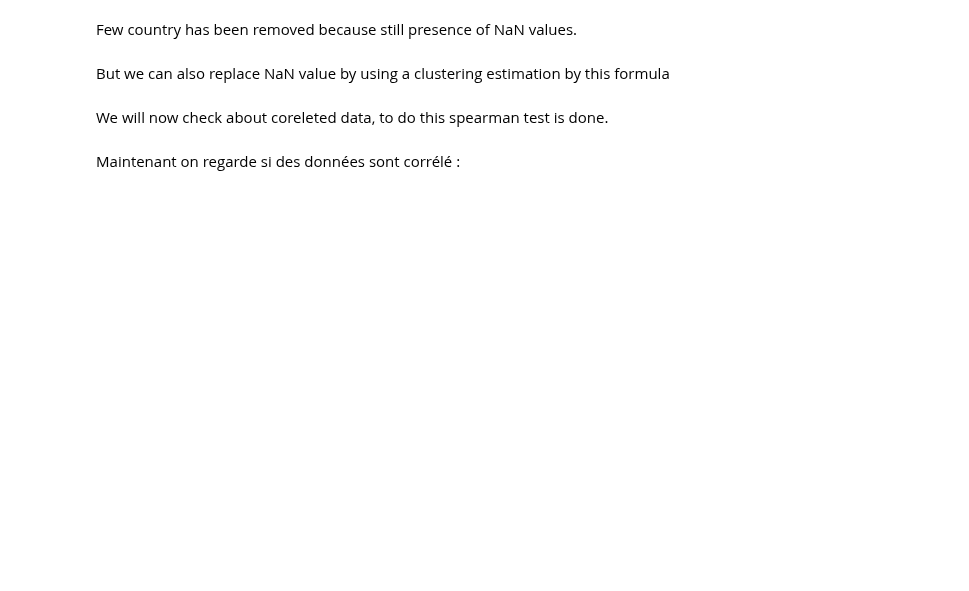
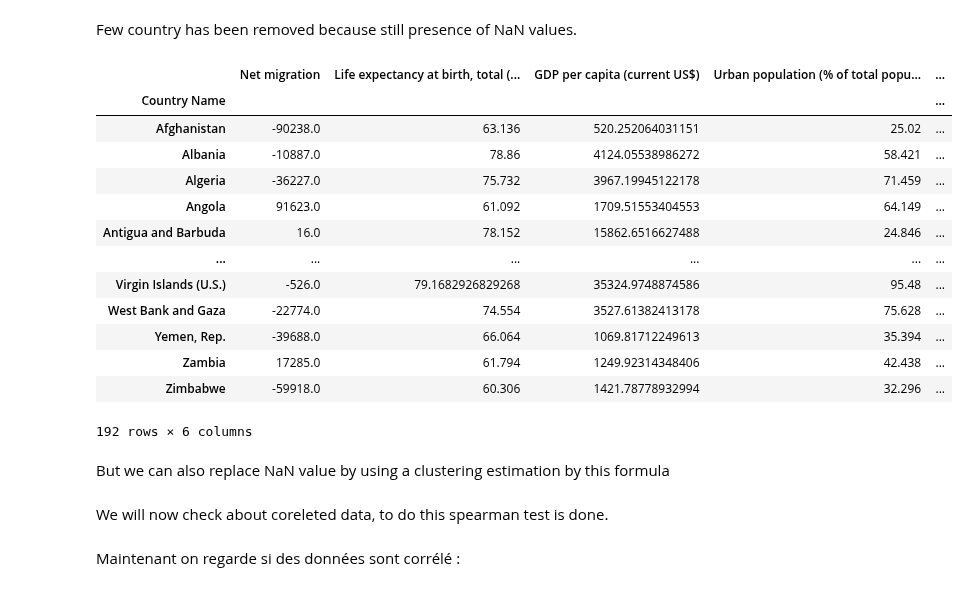
Before and after one commit to f2ire/IA_project, a Jupyter notebook: report1.ipynb, the cells around one changed output. Cells and saved outputs as stored; diff of their text form; code cells hidden in the pictures; blank space fills up the shorter version.

```diff
--- a/report1.ipynb
+++ b/report1.ipynb
@@ -53,7 +70,22 @@ Few country has been removed because still presence of NaN values.
 # %%
 importlib.reload(dm)
 
-df_without_na_country = dm.del_many_na_country(df_without_na_series, df_nb_nan_s, max_nan_s, False)
+df_without_na_country = dm.del_many_na_country(df_without_na_series, df_nb_nan_s, max_nan_s);df_without_na_country
+# %% [output]
+|  | Net migration | Life expectancy at birth, total (... | GDP per capita (current US$) | Urban population (% of total popu... | ... |
+| Country Name |  |  |  |  | ... |
+| Afghanistan | -90238.0 | 63.136 | 520.252064031151 | 25.02 | ... |
+| Albania | -10887.0 | 78.86 | 4124.05538986272 | 58.421 | ... |
+| Algeria | -36227.0 | 75.732 | 3967.19945122178 | 71.459 | ... |
+| Angola | 91623.0 | 61.092 | 1709.51553404553 | 64.149 | ... |
+| Antigua and Barbuda | 16.0 | 78.152 | 15862.6516627488 | 24.846 | ... |
+| ... | ... | ... | ... | ... | ... |
+| Virgin Islands (U.S.) | -526.0 | 79.1682926829268 | 35324.9748874586 | 95.48 | ... |
+| West Bank and Gaza | -22774.0 | 74.554 | 3527.61382413178 | 75.628 | ... |
+| Yemen, Rep. | -39688.0 | 66.064 | 1069.81712249613 | 35.394 | ... |
+| Zambia | 17285.0 | 61.794 | 1249.92314348406 | 42.438 | ... |
+| Zimbabwe | -59918.0 | 60.306 | 1421.78778932994 | 32.296 | ... |
+192 rows × 6 columns
 # %% [markdown]
 But we can also replace NaN value by using a clustering estimation by this formula
 # %%
```
Also changed, not shown: parts of 4 cells of this notebook, 2 other files.
